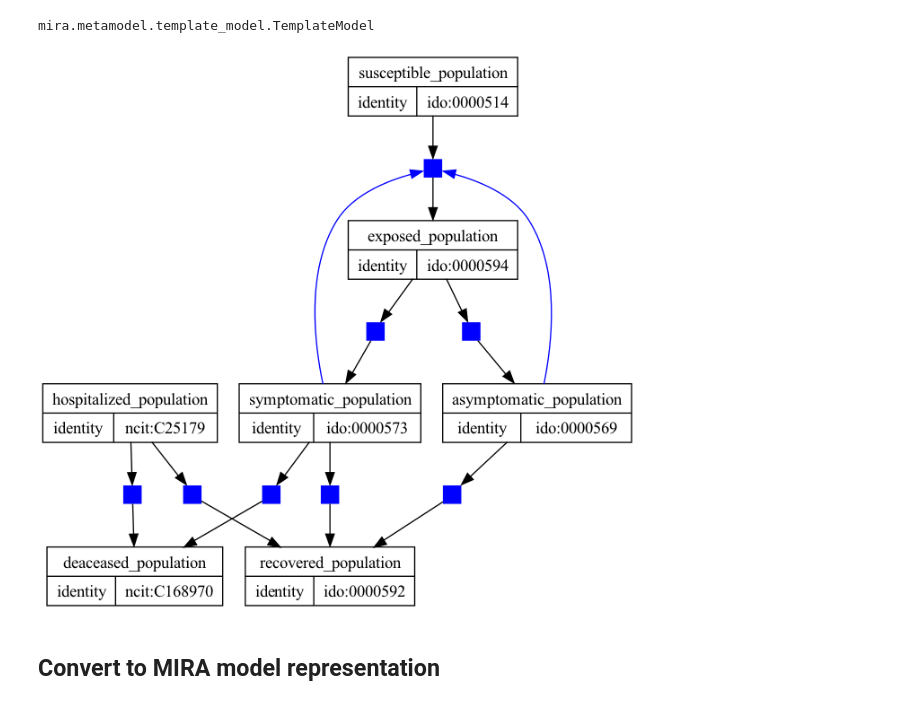
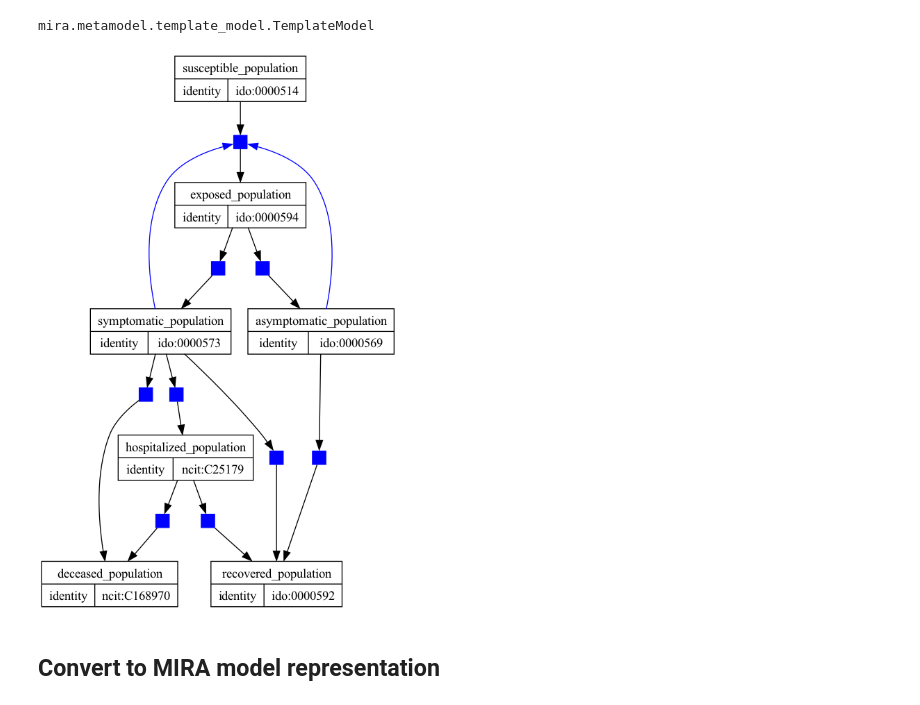
Before and after one commit to ciemss/pyciemss, a Jupyter notebook: notebook/Examples_for_TA2_Model_Representation/Modeling_Representation_Issues_Examples.ipynb, the cells around one changed output. Drawn from its saved outputs; the diff is of its cells as text; code cells hidden in the pictures.

```diff
--- a/notebook/Examples_for_TA2_Model_Representation/Modeling_Representation_Issues_Examples.ipynb
+++ b/notebook/Examples_for_TA2_Model_Representation/Modeling_Representation_Issues_Examples.ipynb
@@ -14,0 +17,12 @@ import sympy
+# %%
+susceptible = Concept(name="susceptible_population", identifiers={"ido": "0000514"})
+exposed = Concept(name="exposed_population", identifiers={"ido": "0000594"}) # http://purl.obolibrary.org/obo/IDO_0000594
+infectious = Concept(name="infectious_population", identifiers={"ido": "0000513"}) # http://purl.obolibrary.org/obo/IDO_0000513
+symptomatic = Concept(name="symptomatic_population", identifiers={"ido": "0000573"}) # http://purl.obolibrary.org/obo/IDO_0000573
+asymptomatic = Concept(name="asymptomatic_population", identifiers={"ido": "0000569"}) # http://purl.obolibrary.org/obo/IDO_0000569
+recovered = Concept(name="recovered_population", identifiers={"ido": "0000592"})
+hospitalized = Concept(name="hospitalized_population", identifiers={"ncit": "C25179"})
+deceased = Concept(name="deceased_population", identifiers={"ncit": "C168970"}) # http://purl.obolibrary.org/obo/NCIT_C168970
+
+# Set a value for the total population
+total_pop = 100000
@@ -18,13 +162,2 @@ import sympy
 Model 2 state variables: Susceptible (S), Exposed (E), Symptomatic Infectious (I), Asymptomatic Infectious (A), Recovered (R), Hospitalized (H), <br> and Deceased (D)
-# %%
-susceptible = Concept(name="susceptible_population", identifiers={"ido": "0000514"})
-exposed = Concept(name="exposed_population", identifiers={"ido": "0000594"}) # http://purl.obolibrary.org/obo/IDO_0000594
-symptomatic = Concept(name="symptomatic_population", identifiers={"ido": "0000573"}) # http://purl.obolibrary.org/obo/IDO_0000573
-asymptomatic = Concept(name="asymptomatic_population", identifiers={"ido": "0000569"}) # http://purl.obolibrary.org/obo/IDO_0000569
-recovered = Concept(name="recovered_population", identifiers={"ido": "0000592"})
-hospitalized = Concept(name="hospitalized_population", identifiers={"ncit": "C25179"})
-deceased = Concept(name="deaceased_population", identifiers={"ncit": "C168970"}) # http://purl.obolibrary.org/obo/NCIT_C168970
-
-# Set a value for the total population
-total_pop = 100000
 # %% [markdown]
@@ -32,5 +165,5 @@ total_pop = 100000
 # %%
-state_variables = "beta, total_population, susceptible_population, delta, sympomatic_population, asymptomatic_population, pS, alpha, exposed_population, gamma, hosp, dnh, dh, los, hospitalized_population, recovered_population, deceased_population"
+state_variables = "beta, total_population, susceptible_population, delta, symptomatic_population, asymptomatic_population, pS, alpha, exposed_population, gamma, hosp, dnh, dh, los, hospitalized_population, recovered_population, deceased_population"
 beta, N, S, delta, I, A, pS, alpha, E, gamma, hosp, dnh, dh, los, H, R, D = sympy.symbols(state_variables)
 
 S_to_E = GroupedControlledConversion(
@@ -59,8 +192,8 @@ I_to_R = NaturalConversion(
 )
 I_to_H = NaturalConversion(
     subject=symptomatic,
-    outcome=recovered,
-    rate_law=gamma*(1-hosp-dnh)*I
+    outcome=hospitalized,
+    rate_law=gamma*hosp*I
 )
 I_to_D = NaturalConversion(
     subject=symptomatic,
@@ -87,7 +220,7 @@ H_to_D = NaturalConversion(
 # %% [markdown]
 ## Set up the template model, define parameter values and initial conditions
 # %%
-tm = TemplateModel(
+tm2 = TemplateModel(
     templates=[S_to_E, E_to_I, E_to_A, I_to_R, I_to_H, I_to_D, A_to_R, H_to_R, H_to_D],
     parameters={
         'beta': Parameter(name='beta', value=0.55), # transmission rate
@@ -112,15 +245,15 @@ tm = TemplateModel(
     }
 )
 
-display(type(tm)) # confirm that tm is a TemplateModel
+display(type(tm2)) # confirm that tm is a TemplateModel
 # display(tm.dict())
 # %% [output]
 mira.metamodel.template_model.TemplateModel
 # %%
 # Visualize the TemplateModel
-GraphicalModel.for_jupyter(tm, width="20%")
+GraphicalModel.for_jupyter(tm2, width="20%")
 # %% [output]
-[figure, old version]
+[figure, new version]
 # %% [markdown]
 ## Convert to MIRA model representation
 # %%
```
Also changed, not shown: parts of 28 cells of this notebook, 3 other files.
